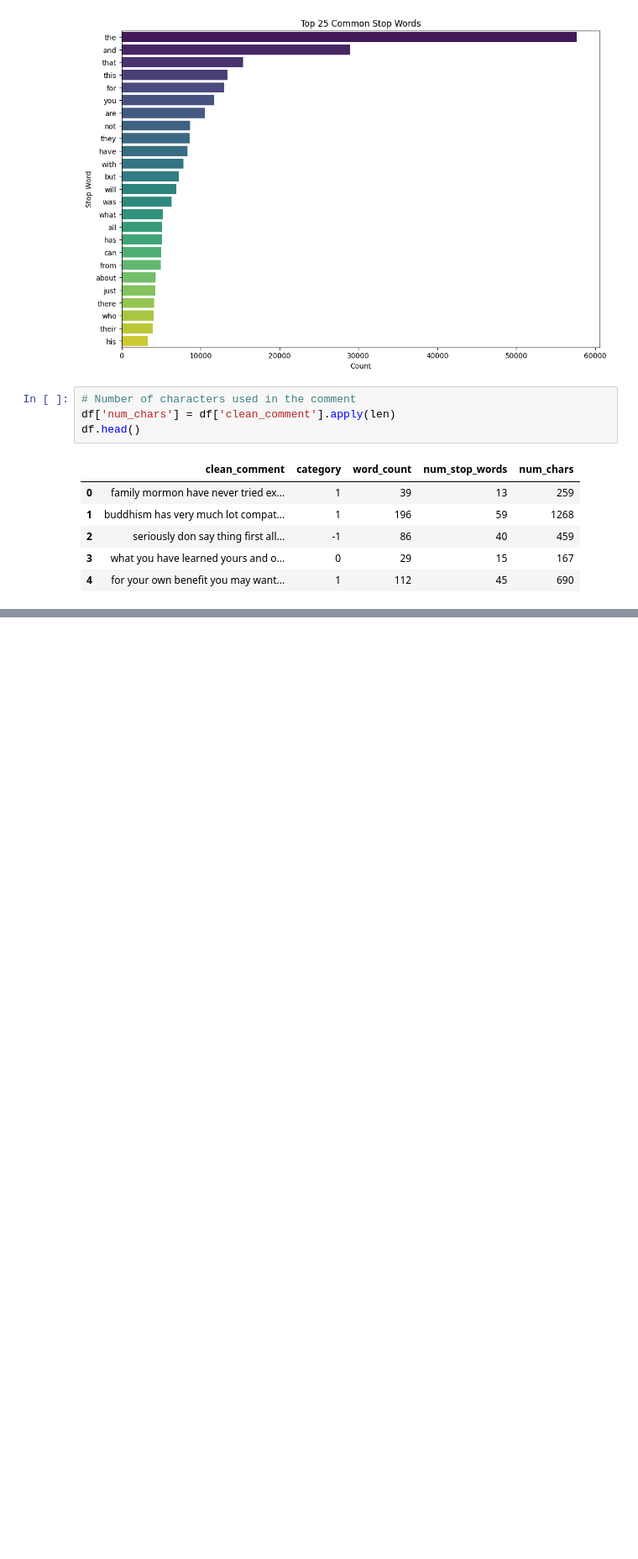
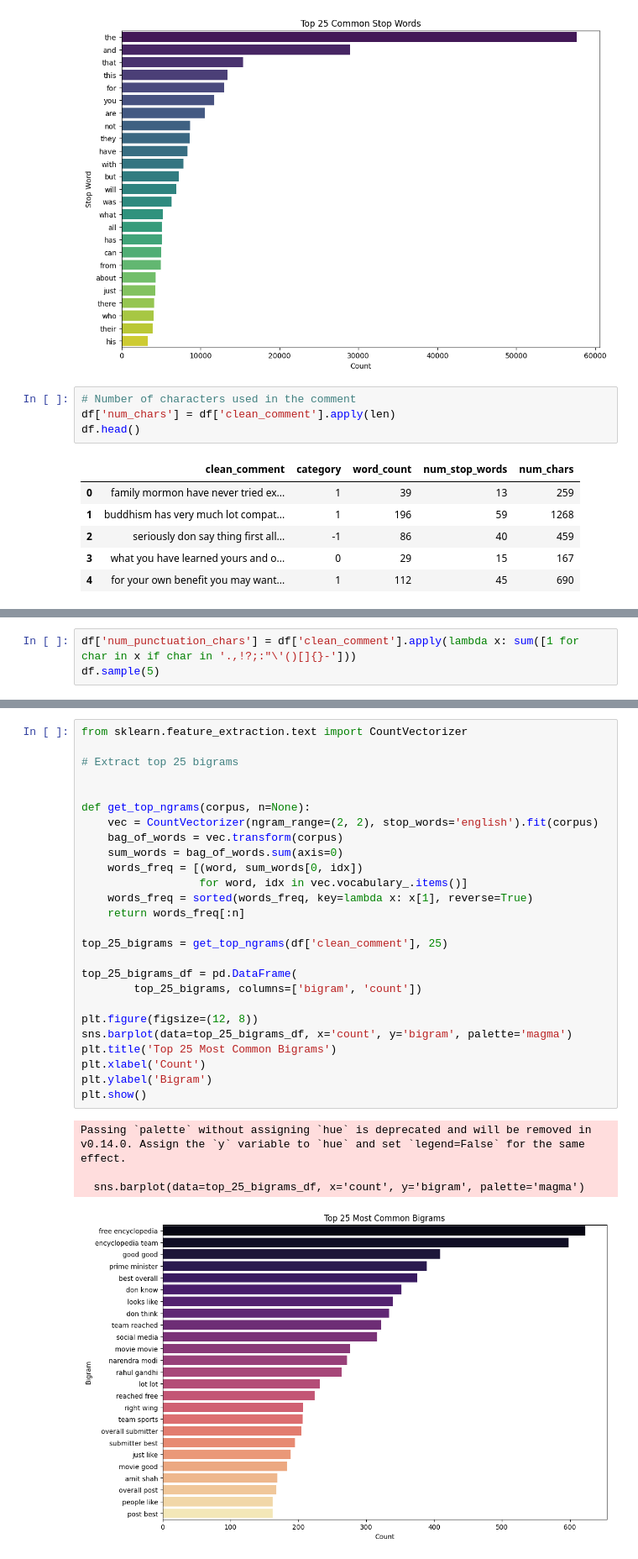
Before and after one commit to Gavesh99324/Sentiment-Analysis, a Jupyter notebook: notebooks/1_Preprocessing_&_EDA.ipynb, the cells around one changed output, grey strips where cells are left out. Shown: that part at 84% size. Drawn from its saved outputs; the diff is of its cells as text; blank space fills up the shorter version.

```diff
--- a/notebooks/1_Preprocessing_&_EDA.ipynb
+++ b/notebooks/1_Preprocessing_&_EDA.ipynb
@@ -343,0 +388,3 @@ df.head()
+# %%
+df['num_punctuation_chars'] = df['clean_comment'].apply(lambda x: sum([1 for char in x if char in '.,!?;:"\'()[]{}-']))
+df.sample(5)
@@ -343,0 +410,31 @@ df.head()
+# %%
+from sklearn.feature_extraction.text import CountVectorizer
+
+# Extract top 25 bigrams
+
+
+def get_top_ngrams(corpus, n=None):
+    vec = CountVectorizer(ngram_range=(2, 2), stop_words='english').fit(corpus)
+    bag_of_words = vec.transform(corpus)
+    sum_words = bag_of_words.sum(axis=0)
+    words_freq = [(word, sum_words[0, idx])
+                  for word, idx in vec.vocabulary_.items()]
+    words_freq = sorted(words_freq, key=lambda x: x[1], reverse=True)
+    return words_freq[:n]
+
+top_25_bigrams = get_top_ngrams(df['clean_comment'], 25)
+
+top_25_bigrams_df = pd.DataFrame(
+        top_25_bigrams, columns=['bigram', 'count'])
+
+plt.figure(figsize=(12, 8))
+sns.barplot(data=top_25_bigrams_df, x='count', y='bigram', palette='magma')
+plt.title('Top 25 Most Common Bigrams')
+plt.xlabel('Count')
+plt.ylabel('Bigram')
+plt.show()
+# %% [output]
+Passing `palette` without assigning `hue` is deprecated and will be removed in v0.14.0. Assign the `y` variable to `hue` and set `legend=False` for the same effect.
+
+  sns.barplot(data=top_25_bigrams_df, x='count', y='bigram', palette='magma')
+[figure, added]
```
Also changed, not shown: parts of 16 cells of this notebook.
